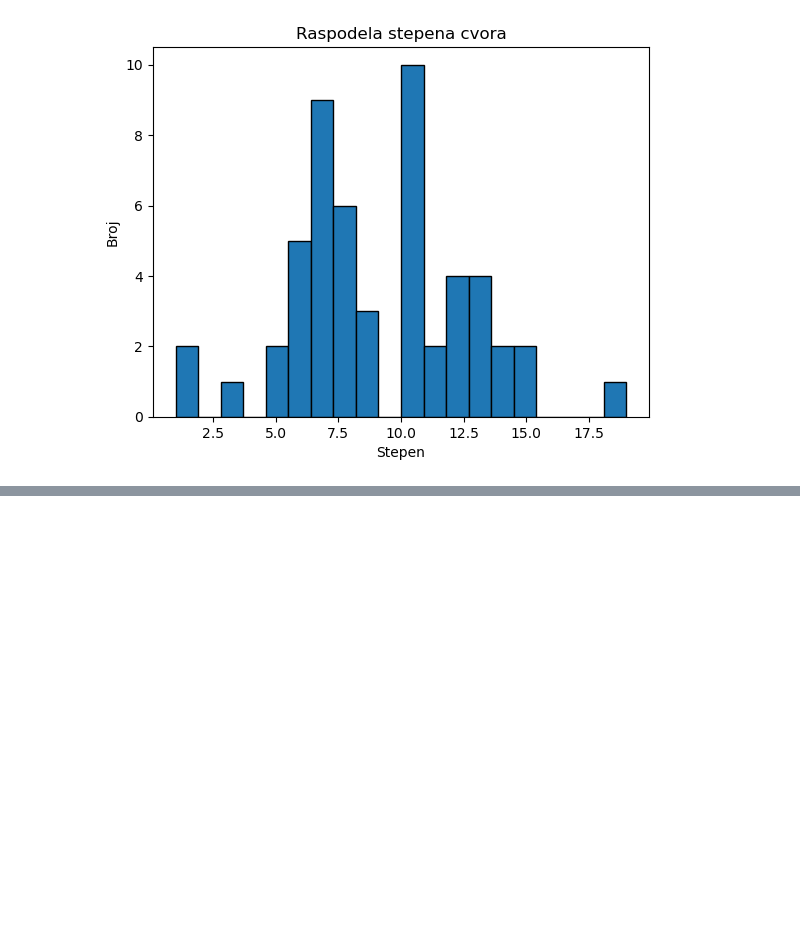
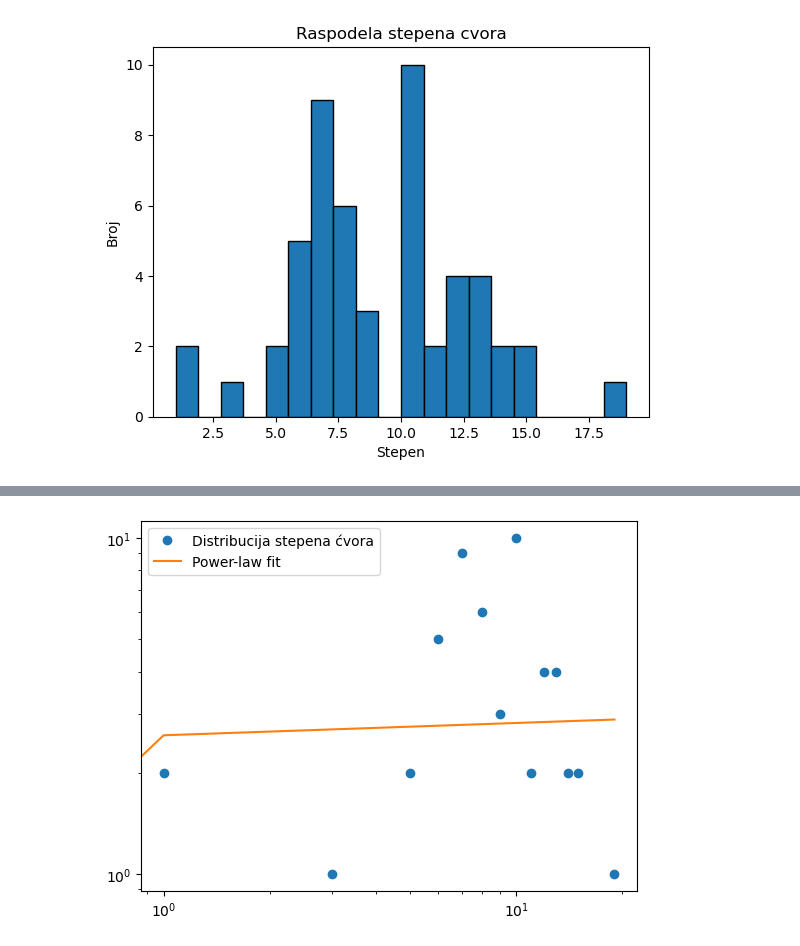
Before and after one commit to andrijanamikovic/Analiza-naucne-produkcije, a Jupyter notebook: creation_of_nm.ipynb, the cells around one changed output, grey strips where cells are left out. Saved outputs shown, nothing was run; the diff lists cells and outputs as text; code cells hidden in the pictures; blank space fills up the shorter version.

```diff
--- a/creation_of_nm.ipynb
+++ b/creation_of_nm.ipynb
@@ -406,0 +380,26 @@ plt.show()
+# %%
+from scipy.optimize import curve_fit
+
+def power_law(x, a, b):
+    return a * np.power(x, b)
+
+def exponential(x, a, b):
+    return a * np.exp(b * x)
+
+def log_normal(x, a, mu, sigma):
+    return a / (x * sigma * np.sqrt(2 * np.pi)) * np.exp(- (np.log(x) - mu)**2 / (2 * sigma**2))
+
+def trig_function(x, a, b, c):
+    return a * np.sin(b * np.log(x)) + c
+
+# Perform curve fitting
+params, _ = curve_fit(power_law, degrees, degree_count)
+# You can fit other functions similarly
+
+# Plot the data and the fit
+plt.loglog(degrees, degree_count, 'o', label='Distribucija stepena ćvora')
+plt.loglog(degrees, power_law(degrees, *params), label='Power-law fit')
+plt.legend()
+plt.show()
+# %% [output]
+[figure, added]
```
Also changed, not shown: parts of 15 cells of this notebook, 5 other files.
